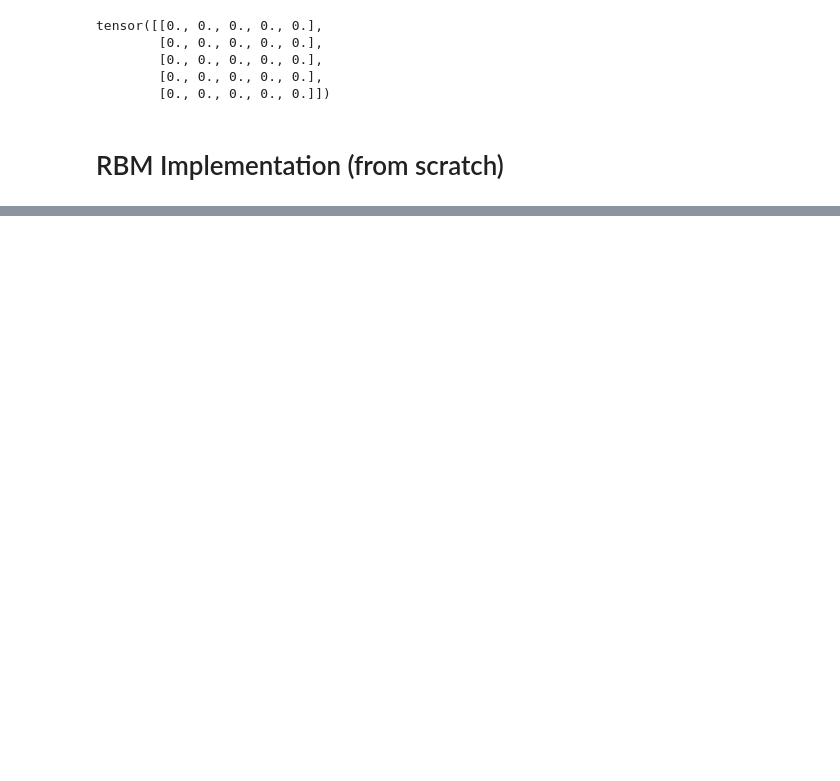
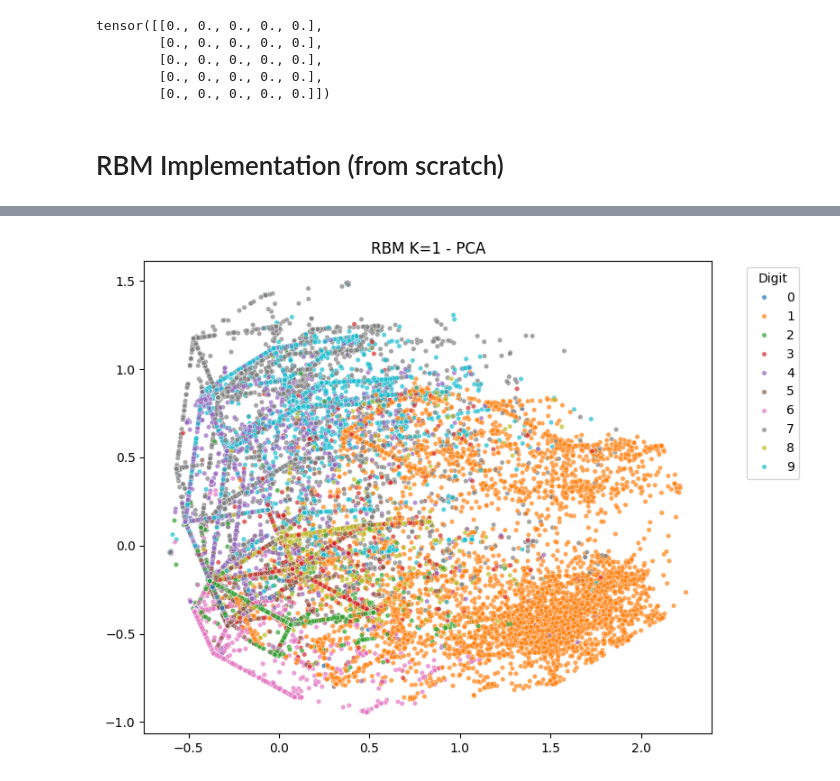
Before and after one commit to andr3w1699/Intelligent_System_for_Pattern_Recognition, a Jupyter notebook: SecondAssignement.ipynb, the cells around one changed output, grey strips where cells are left out. Cells and saved outputs as stored; diff of their text form; code cells hidden in the pictures; blank space fills up the shorter version.

```diff
--- a/SecondAssignement.ipynb
+++ b/SecondAssignement.ipynb
@@ -299,0 +303,26 @@ plt.show()
+# %%
+def plot_embedding(X, y, method='pca', title=''):
+    if method == 'pca':
+        reducer = PCA(n_components=2)
+    elif method == 'tsne':
+        reducer = TSNE(n_components=2, perplexity=30, learning_rate=200, random_state=42)
+    else:
+        raise ValueError("Method must be 'pca' or 'tsne'")
+
+    X_embedded = reducer.fit_transform(X)
+
+    plt.figure(figsize=(8, 6))
+    sns.scatterplot(x=X_embedded[:, 0], y=X_embedded[:, 1], hue=y, palette="tab10", s=15, alpha=0.7)
+    plt.title(title)
+    plt.legend(title='Digit', bbox_to_anchor=(1.05, 1), loc='upper left')
+    plt.tight_layout()
+    plt.show()
+
+
+plot_embedding(X_train_k1, y_train, method='pca', title='RBM K=1 - PCA')
+plot_embedding(X_train_k1, y_train, method='tsne', title='RBM K=1 - t-SNE')
+
+plot_embedding(X_train_k5, y_train, method='pca', title='RBM K=5 - PCA')
+plot_embedding(X_train_k5, y_train, method='tsne', title='RBM K=5 - t-SNE')
+# %% [output]
+[figure, added]
```
Also changed, not shown: parts of 8 cells of this notebook.
